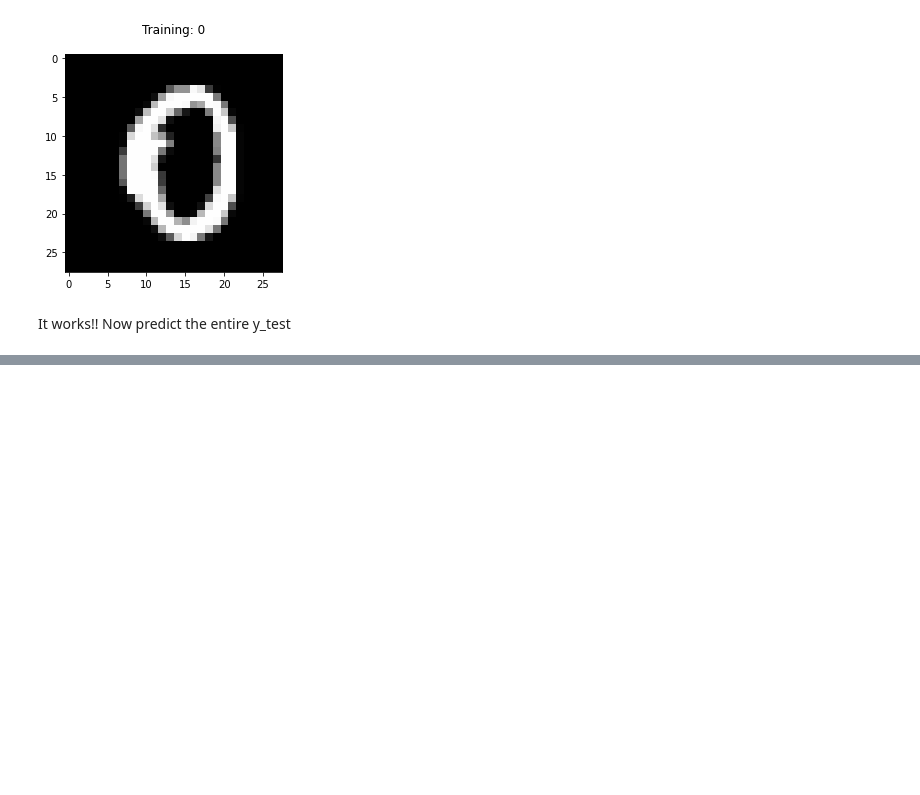
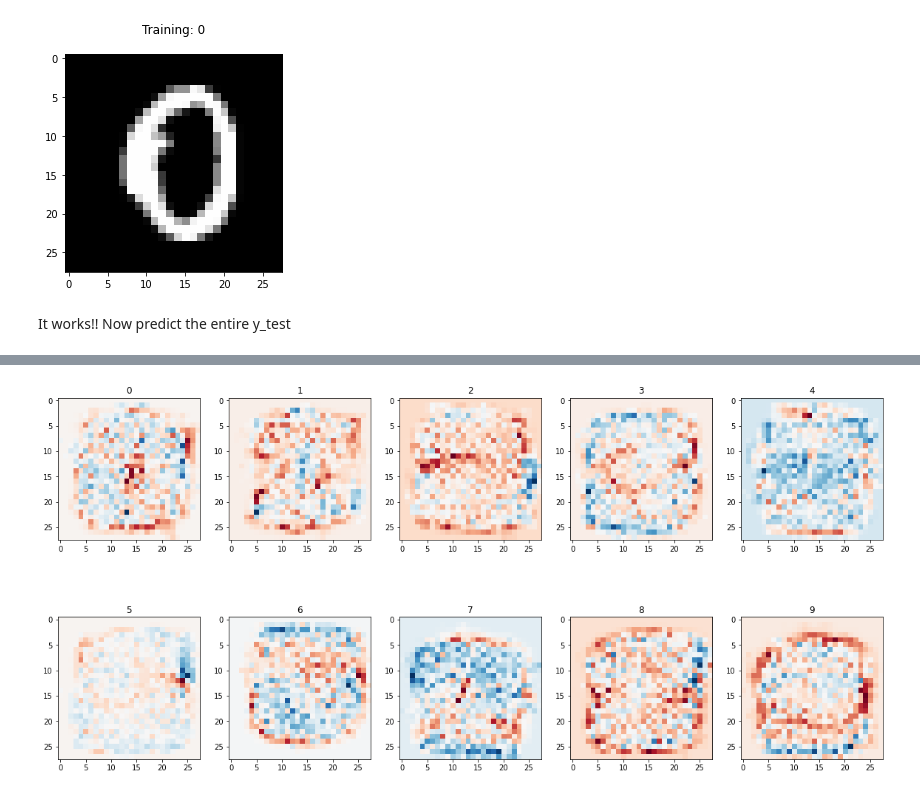
Before and after one commit to abhivsridhar9/EE460J_Lab4, a Jupyter notebook: lab4_hl26868/lab4.ipynb, the cells around one changed output, grey strips where cells are left out. Saved outputs shown, nothing was run; the diff lists cells and outputs as text; code cells hidden in the pictures; blank space fills up the shorter version.

```diff
--- a/lab4_hl26868/lab4.ipynb
+++ b/lab4_hl26868/lab4.ipynb
@@ -141,0 +159,8 @@ KeyboardInterrupt:
+# %%
+fig = plt.figure(figsize=(20,10))
+for i in range(clf2.coef_.shape[0]):
+    fig.add_subplot(2, 5, i+1)
+    plt.imshow(np.reshape(clf2.coef_[i], (28, 28)), cmap=plt.cm.RdBu)
+    plt.title('%i'% i)
+# %% [output]
+[figure, added]
```
Also changed, not shown: parts of 7 cells of this notebook.
